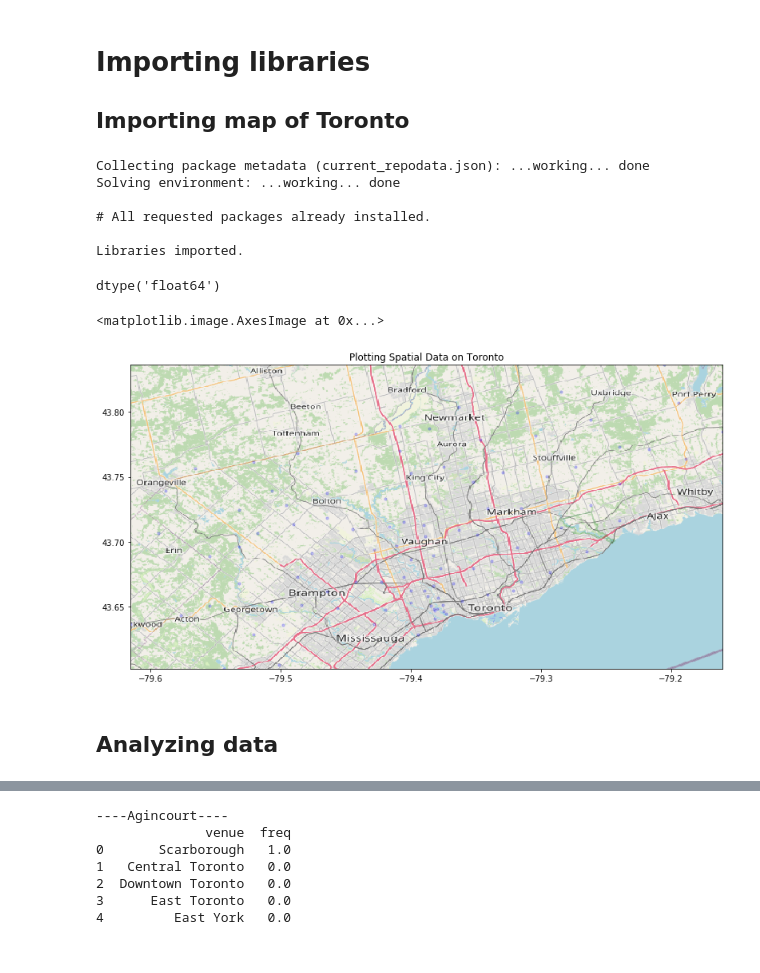
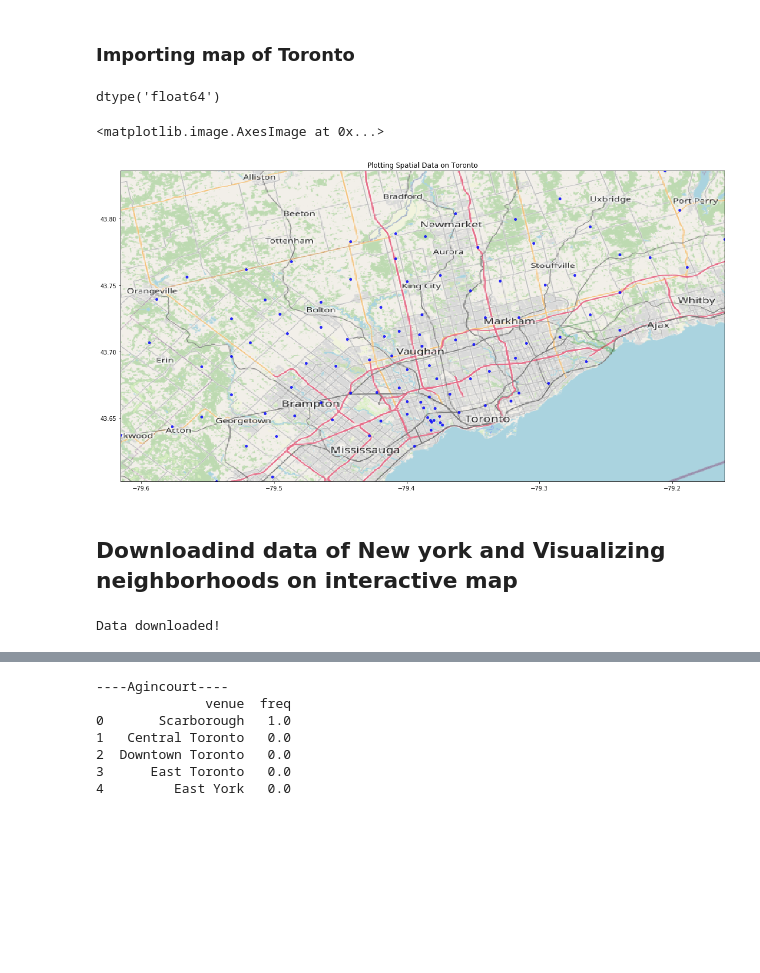
Before and after one commit to Shlok-Desai/Capstone-project-assignment-2, a Jupyter notebook: Untitled9.ipynb, the cells around one changed output, grey strips where cells are left out. Cells and saved outputs as stored; diff of their text form; code cells hidden in the pictures; blank space fills up the shorter version.

Commit message:
Toronto VS New york city

```diff
--- a/Untitled9.ipynb
+++ b/Untitled9.ipynb
@@ -78,39 +121,6 @@ Final_dataframe
 # %% [markdown]
-# Importing libraries
-## Importing map of Toronto
+
+### Importing map of Toronto
-# %%
-import numpy as np # library to handle data in a vectorized manner
-
-import pandas as pd # library for data analsysis
-pd.set_option('display.max_columns', None)
-pd.set_option('display.max_rows', None)
-
-import json # library to handle JSON files
-
-#!conda install -c conda-forge geopy --yes # uncomment this line if you haven't completed the Foursquare API lab
-
-
-import requests # library to handle requests
-from pandas.io.json import json_normalize # tranform JSON file into a pandas dataframe
-
-# Matplotlib and associated plotting modules
-import matplotlib.cm as cm
-import matplotlib.colors as colors
-
-# import k-means from clustering stage
-from sklearn.cluster import KMeans
-
-!conda install -c conda-forge folium=0.5.0 --yes
-import folium # map rendering library
-
-print('Libraries imported.')
-# %% [output]
-Collecting package metadata (current_repodata.json): ...working... done
-Solving environment: ...working... done
-
-# All requested packages already installed.
-
-Libraries imported.
 # %%
 Latitudes = coordinates['Latitude']
 Longitude = coordinates['Longitude']
@@ -126,14 +136,19 @@ BBox = ((Longitude.min(),   Longitude.max(),
 import matplotlib.pyplot as plt
 ruh_m = plt.imread('map.png')
 # %%
-fig, ax = plt.subplots(figsize = (15,7))
-ax.scatter(Longitude, Latitudes, zorder=1, alpha= 0.2, c='b', s=10)
+fig, ax = plt.subplots(figsize = (20,10))
+ax.scatter(Longitude, Latitudes, zorder=1, alpha= 0.8, c='b', s=15)
 ax.set_title('Plotting Spatial Data on Toronto')
 ax.set_xlim(BBox[0],BBox[1])
 ax.set_ylim(BBox[2],BBox[3])
 ax.imshow(ruh_m, zorder=0, extent = BBox, aspect= 'equal')
 # %% [output]
 <matplotlib.image.AxesImage at 0x...>
-[figure, old version]
+[figure, new version]
-# %% [markdown]
-## Analyzing data
+# %% [markdown]
+## Downloadind data of New york and Visualizing neighborhoods on interactive map
+# %%
+!wget -q -O 'nyu_2451_34572-geojson.json' https://cocl.us/new_york_dataset
+print('Data downloaded!')
+# %% [output]
+Data downloaded!
```
Also changed, not shown: parts of 78 cells of this notebook.
